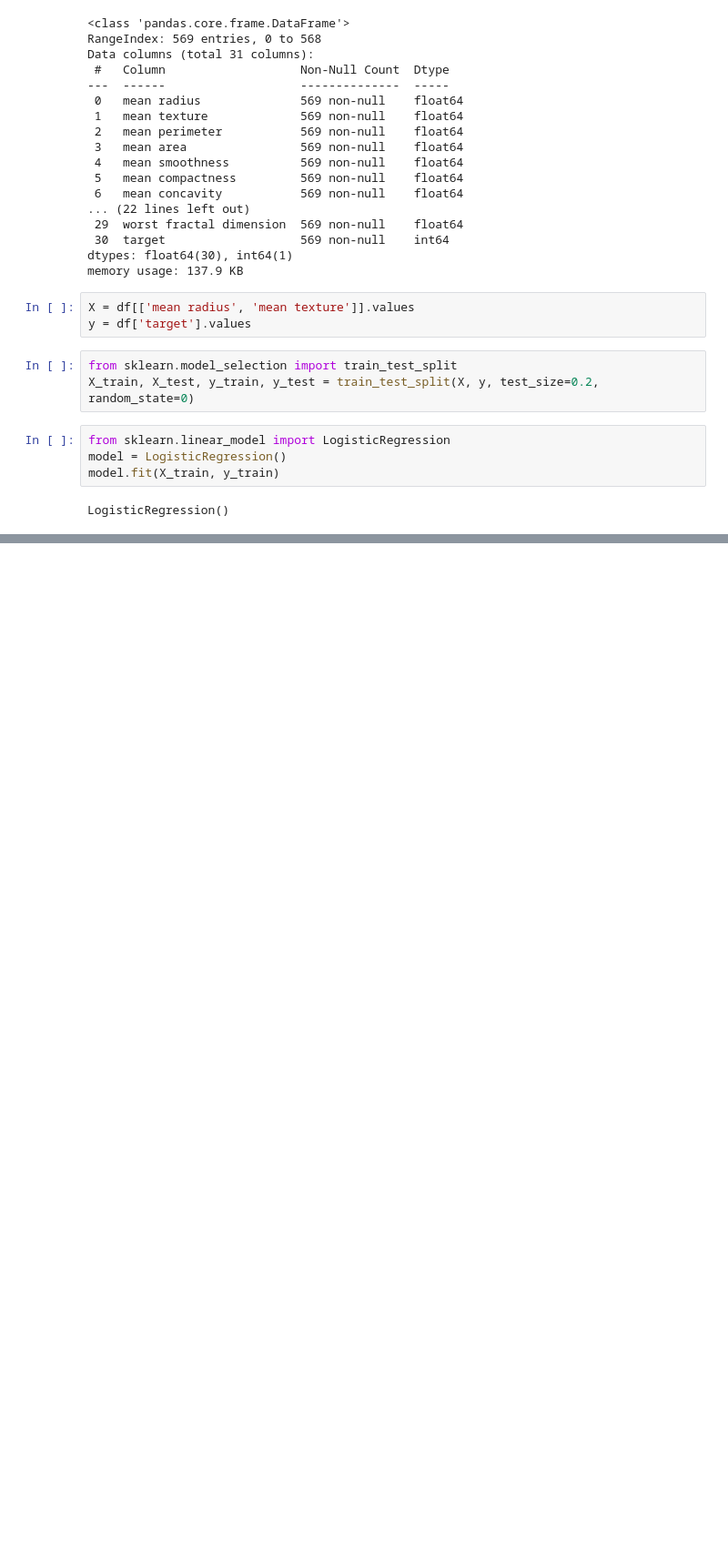
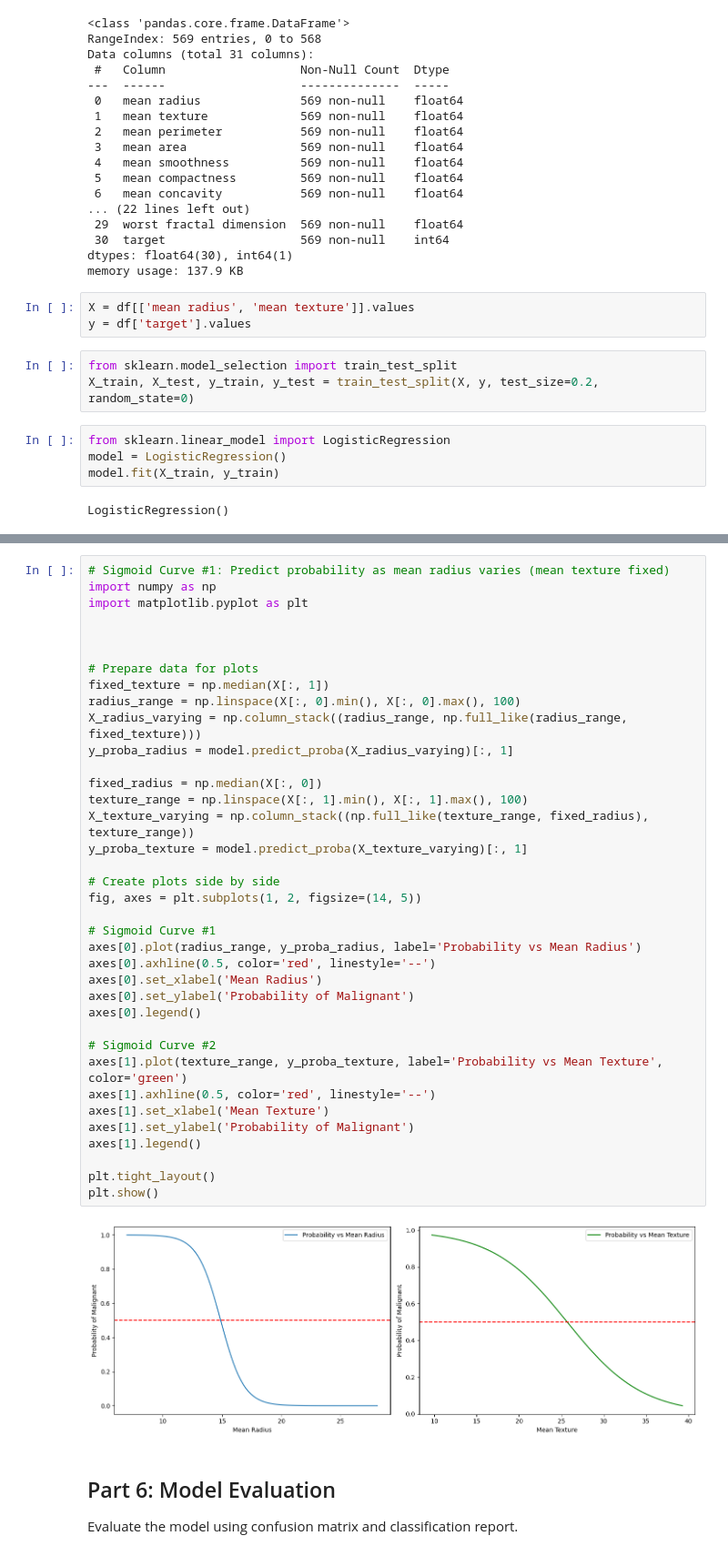
Before and after one commit to jcp-tech/Seneca_Class_Notes, a Jupyter notebook: Semester 1/AIG140 - Advanced Data Visualization/Assignment 3/Assignment03.ipynb, the cells around one changed output, grey strips where cells are left out. Shown: that part at 91% size. Drawn from its saved outputs; the diff is of its cells as text; blank space fills up the shorter version.

```diff
--- a/Semester 1/AIG140 - Advanced Data Visualization/Assignment 3/Assignment03.ipynb
+++ b/Semester 1/AIG140 - Advanced Data Visualization/Assignment 3/Assignment03.ipynb
@@ -202,0 +123,42 @@ array([[40,  7],
+# %%
+# Sigmoid Curve #1: Predict probability as mean radius varies (mean texture fixed)
+import numpy as np
+import matplotlib.pyplot as plt
+
+
+
+# Prepare data for plots
+fixed_texture = np.median(X[:, 1])
+radius_range = np.linspace(X[:, 0].min(), X[:, 0].max(), 100)
+X_radius_varying = np.column_stack((radius_range, np.full_like(radius_range, fixed_texture)))
+y_proba_radius = model.predict_proba(X_radius_varying)[:, 1]
+
+fixed_radius = np.median(X[:, 0])
+texture_range = np.linspace(X[:, 1].min(), X[:, 1].max(), 100)
+X_texture_varying = np.column_stack((np.full_like(texture_range, fixed_radius), texture_range))
+y_proba_texture = model.predict_proba(X_texture_varying)[:, 1]
+
+# Create plots side by side
+fig, axes = plt.subplots(1, 2, figsize=(14, 5))
+
+# Sigmoid Curve #1
+axes[0].plot(radius_range, y_proba_radius, label='Probability vs Mean Radius')
+axes[0].axhline(0.5, color='red', linestyle='--')
+axes[0].set_xlabel('Mean Radius')
+axes[0].set_ylabel('Probability of Malignant')
+axes[0].legend()
+
+# Sigmoid Curve #2
+axes[1].plot(texture_range, y_proba_texture, label='Probability vs Mean Texture', color='green')
+axes[1].axhline(0.5, color='red', linestyle='--')
+axes[1].set_xlabel('Mean Texture')
+axes[1].set_ylabel('Probability of Malignant')
+axes[1].legend()
+
+plt.tight_layout()
+plt.show()
+# %% [output]
+[figure, added]
+# %% [markdown]
+## Part 6: Model Evaluation
+Evaluate the model using confusion matrix and classification report.
```
Also changed, not shown: parts of 13 cells of this notebook, 2 other files.
